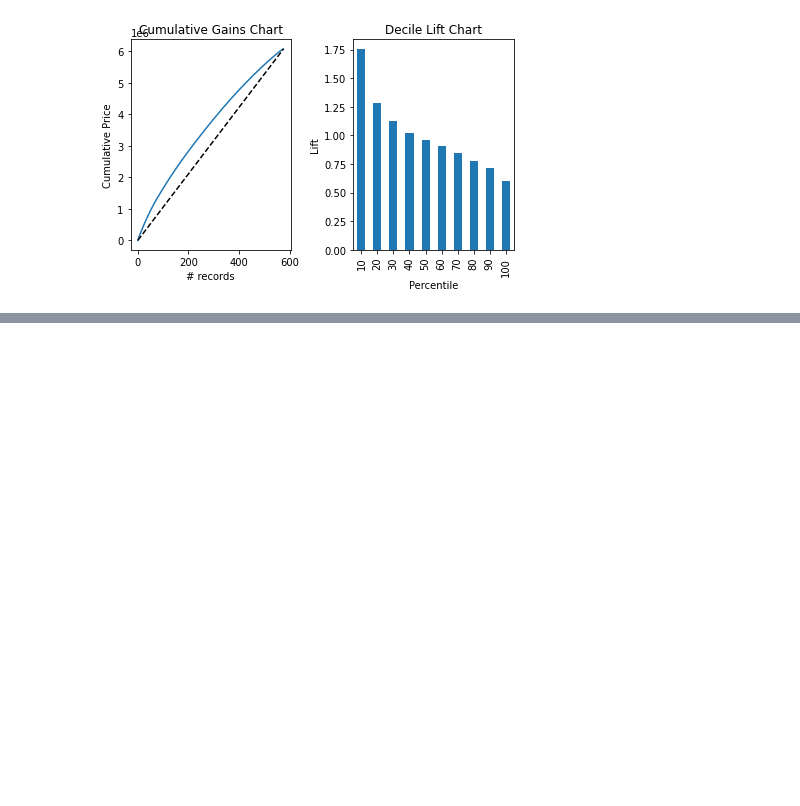
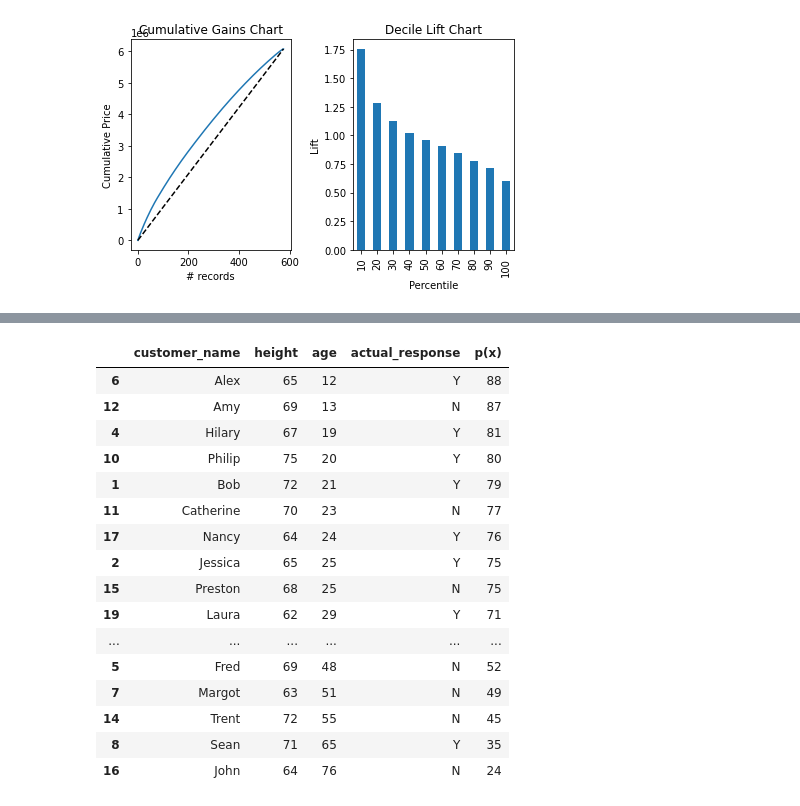
Before and after one commit to alextanhongpin/data-mining-for-business-analytics, a Jupyter notebook: 05_evaluating_predictive_performance.ipynb, the cells around one changed output, grey strips where cells are left out. Cells and saved outputs as stored; diff of their text form; code cells hidden in the pictures; blank space fills up the shorter version.

```diff
--- a/05_evaluating_predictive_performance.ipynb
+++ b/05_evaluating_predictive_performance.ipynb
@@ -100,0 +200,22 @@ plt.tight_layout()
+# %%
+df["p(x)"] = 100 - df.age
+df = df.sort_values("p(x)", ascending=False)
+df
+# %% [output]
+|  | customer_name | height | age | actual_response | p(x) |
+| 6 | Alex | 65 | 12 | Y | 88 |
+| 12 | Amy | 69 | 13 | N | 87 |
+| 4 | Hilary | 67 | 19 | Y | 81 |
+| 10 | Philip | 75 | 20 | Y | 80 |
+| 1 | Bob | 72 | 21 | Y | 79 |
+| 11 | Catherine | 70 | 23 | N | 77 |
+| 17 | Nancy | 64 | 24 | Y | 76 |
+| 2 | Jessica | 65 | 25 | Y | 75 |
+| 15 | Preston | 68 | 25 | N | 75 |
+| 19 | Laura | 62 | 29 | Y | 71 |
+| ... | ... | ... | ... | ... | ... |
+| 5 | Fred | 69 | 48 | N | 52 |
+| 7 | Margot | 63 | 51 | N | 49 |
+| 14 | Trent | 72 | 55 | N | 45 |
+| 8 | Sean | 71 | 65 | Y | 35 |
+| 16 | John | 64 | 76 | N | 24 |
```
Also changed, not shown: parts of 6 cells of this notebook.
